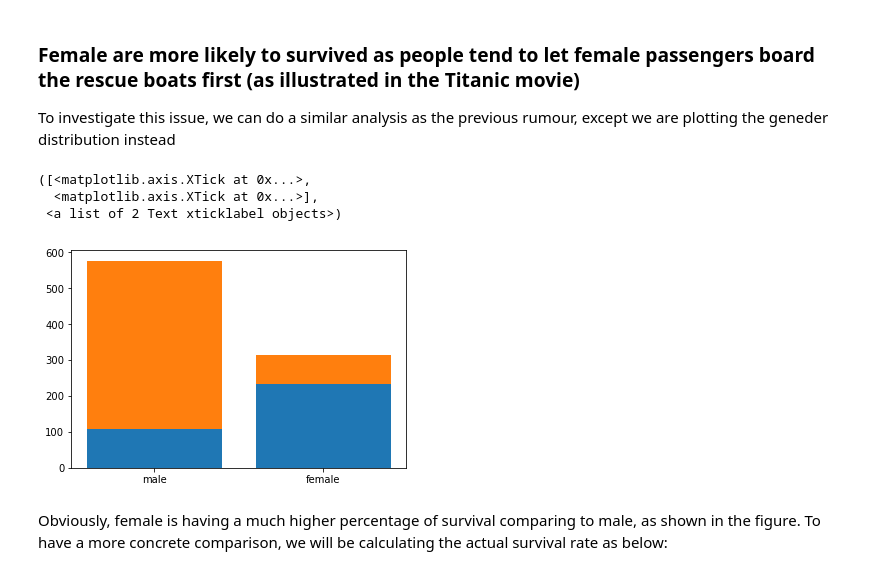
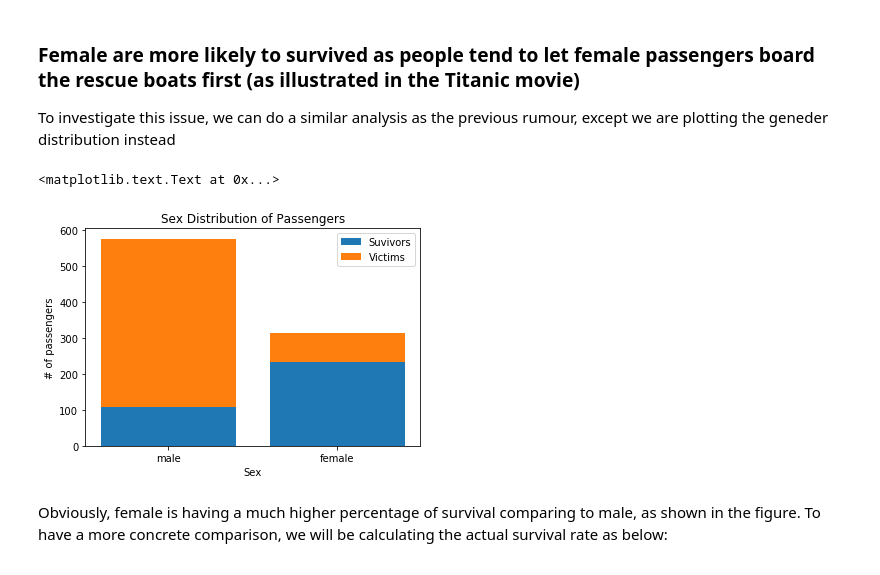
Before and after one commit to darrenchiu/udacity-data-analyst-nanodegree, a Jupyter notebook: P1-Investigate_a_Dataset/Investigate_a_Dataset_Titanic.ipynb, the cells around one changed output. Cells and saved outputs as stored; diff of their text form; code cells hidden in the pictures.

```diff
--- a/P1-Investigate_a_Dataset/Investigate_a_Dataset_Titanic.ipynb
+++ b/P1-Investigate_a_Dataset/Investigate_a_Dataset_Titanic.ipynb
@@ -153,27 +209,28 @@ To investigate this issue, we can do a similar analysis as the previous rumour,
 # %%
 # plotting the gender distribution of survived and dead passengers on the same graph
 plt.figure(2)
 
 # for survived passengers
 survived_counts = Counter(survived.Sex)
 survived_frequencies = survived_counts.values()
 x_labels = survived_counts.keys()
 bar_x_locations = np.arange(len(survived_frequencies))
-plt.bar(bar_x_locations, survived_frequencies, align = 'center')
+plt.bar(bar_x_locations, survived_frequencies, align = 'center', label='Suvivors')
 
 # for dead passengers
 dead_counts = Counter(dead.Sex)
 dead_frequencies = dead_counts.values()
-plt.bar(bar_x_locations, dead_frequencies, bottom=survived_frequencies, align = 'center')
+plt.bar(bar_x_locations, dead_frequencies, bottom=survived_frequencies, align = 'center', label='Victims')
 
-# adding label for x axis
-
+# adding labels
 plt.xticks(bar_x_locations, x_labels)
+plt.title('Sex Distribution of Passengers')
+plt.legend()
+plt.xlabel('Sex')
+plt.ylabel('# of passengers')
 # %% [output]
-([<matplotlib.axis.XTick at 0x...>,
-  <matplotlib.axis.XTick at 0x...>],
- <a list of 2 Text xticklabel objects>)
+<matplotlib.text.Text at 0x...>
-[figure, old version]
+[figure, new version]
 # %% [markdown]
 Obviously, female is having a much higher percentage of survival comparing to male, as shown in the figure. To have a more concrete comparison, we will be calculating the actual survival rate as below:
 # %%
```
Also changed, not shown: parts of 15 cells of this notebook, 2 other files.
